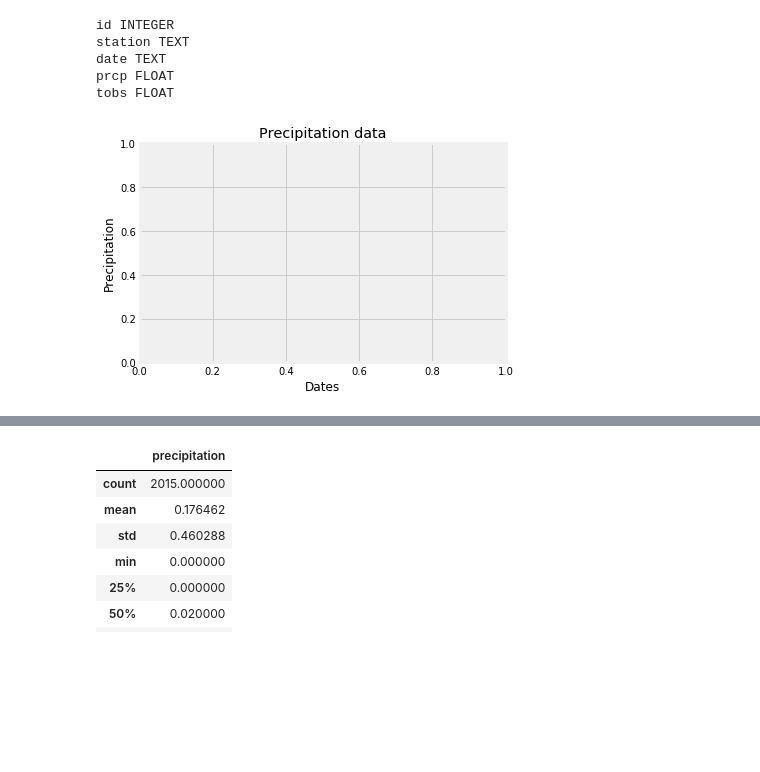
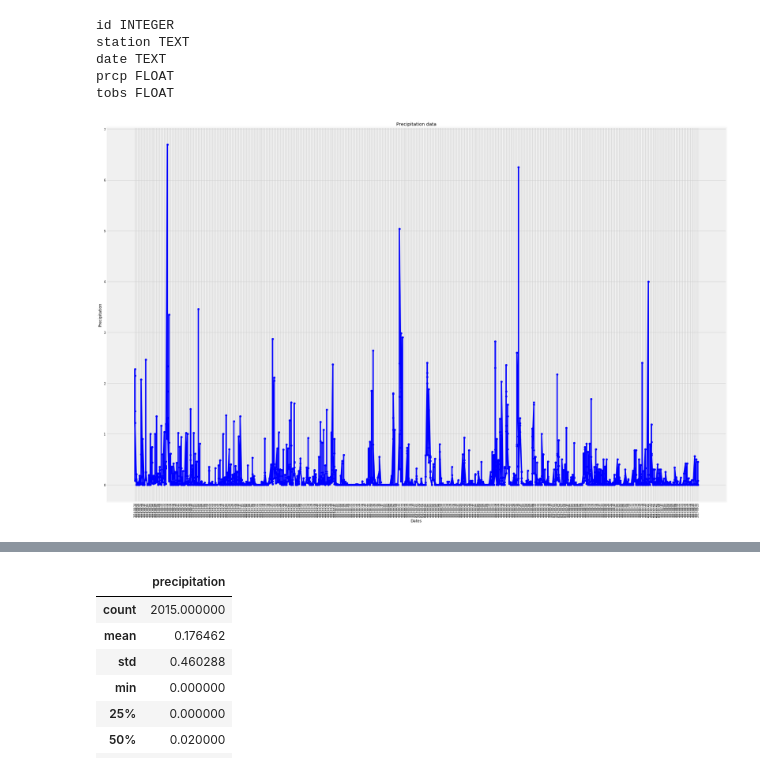
Before and after one commit to hvannia/Alchemy, a Jupyter notebook: climate_starter.ipynb, the cells around one changed output, grey strips where cells are left out. Drawn from its saved outputs; the diff is of its cells as text; code cells hidden in the pictures; blank space fills up the shorter version.

Commit message:
precipitation

```diff
--- a/climate_starter.ipynb
+++ b/climate_starter.ipynb
@@ -58,33 +58,38 @@ selectDates = session.query(Measurement.date, Measurement.prcp).filter(Measureme
 # %%
 # Save the query results as a Pandas DataFrame and set the index to the date column
 df = pd.DataFrame(selectDates[:], columns=['date', 'precipitation'])
 
 # (OTHER OPTION For direct query to DF )
 '''
 query= " SELECT * FROM Measurement WHERE date > '+ firstDateStr +' "
 df= pd.read_sql(query, engine.connect())
 '''
-indexed_df=df.set_index('date')
+#indexed_df=df.set_index('date')
 # Sort the dataframe by date
-indexed_df.sort_values(by=['date'], inplace=True)
+#indexed_df.sort_values(by=['date'], inplace=True)
 # Use Pandas Plotting with Matplotlib to plot the data
 # first dropping 'NaN' values
-indexed_df.dropna(inplace=True)
-# plt.plot(indexed_df['date'],indexed_df['prcp'])
-fig, ax = plt.subplots()
-#idx=(indexed_df['date']==1) # Get the index where x-values are 1
-#plt.plot(y[idx],'o-')
-#ax.bar(indexed_df['date'],indexed_df['prcp'])
+#indexed_df.dropna(inplace=True)
 
+sdf=df.sort_values(by=['date'])
+sdf.dropna(inplace=True)
+allDates=pd.Series(sdf.date)
+allVals=pd.Series(sdf.precipitation)
+
+
+fig, ax = plt.subplots(figsize=(28, 18))
+ax.plot(allDates,allVals,'b-o')
 ax.set_xlabel("Dates")
 ax.set_ylabel("Precipitation")
-#ax.set_yticks(indexed_df['prcp'])
-#ax.set_yticklabels(indexed_df['date'])
+#ax.set_yticks(allVals)
+#ax.set_yticklabels(allDates)
+plt.xticks(rotation=90,fontsize=6)
 ax.set_title("Precipitation data")
 fig.tight_layout()
+plt.savefig("precipitation.png")
 plt.show()
 # %% [output]
-[figure, old version]
+[figure, new version]
 # %% [markdown]
 ![precipitation](Images/precipitation.png)
 # %%
```
